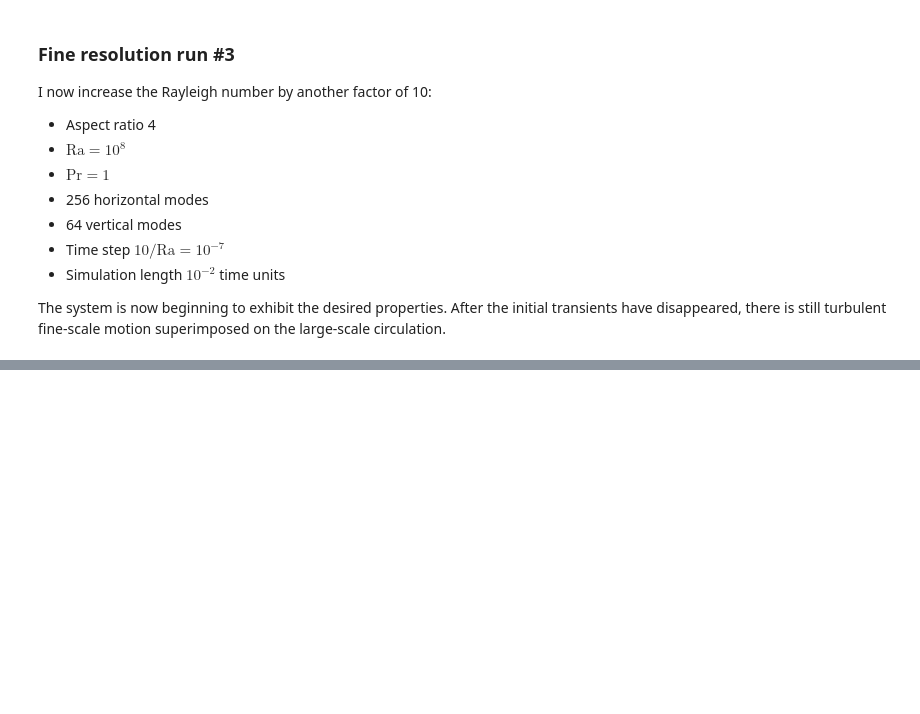
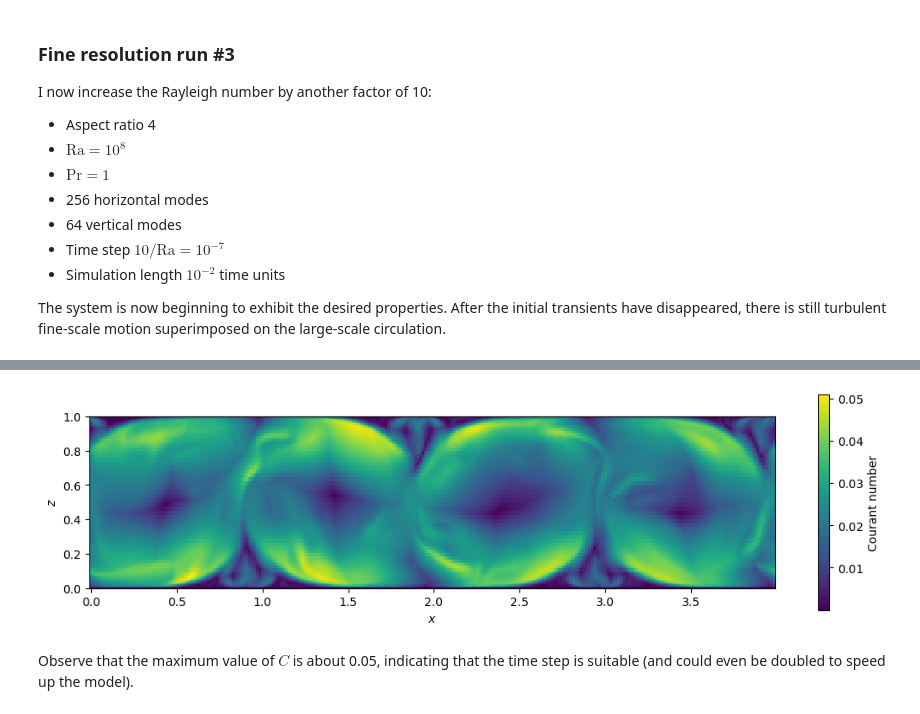
Before and after one commit to tschanzer/honours-project, a Jupyter notebook: notebooks/preliminary_DNS.ipynb, the cells around one changed output, grey strips where cells are left out. Cells and saved outputs as stored; diff of their text form; code cells hidden in the pictures; blank space fills up the shorter version.

```diff
--- a/notebooks/preliminary_DNS.ipynb
+++ b/notebooks/preliminary_DNS.ipynb
@@ -153,0 +213,25 @@ Video('../data/prelim_dns_fine3/prelim_dns_fine3_s1.mp4')
+# %%
+diff_x = np.diff(data.x)
+dx = (
+    np.concatenate([[diff_x[0]], diff_x])
+    + np.concatenate([diff_x, [diff_x[-1]]])
+)/2
+diff_z = np.diff(data.z)
+dz = (
+    np.concatenate([[diff_z[0]], diff_z])
+    + np.concatenate([diff_z, [diff_z[-1]]])
+)/2
+courant = (
+    np.abs(data.u)/np.atleast_2d(dx).T
+    + np.abs(data.w)/np.atleast_2d(dz)
+)*data.timestep[0]
+
+fig, ax = plt.subplots(figsize=(11, 3))
+mesh = ax.pcolormesh(data.x, data.z, courant.isel(t=-1).T)
+fig.colorbar(mesh, ax=ax, label='Courant number')
+ax.set(aspect='equal', xlabel='$x$', ylabel='$z$')
+fig.tight_layout()
+# %% [output]
+[figure, added]
+# %% [markdown]
+Observe that the maximum value of $C$ is about 0.05, indicating that the time step is suitable (and could even be doubled to speed up the model).
```
Also changed, not shown: parts of 8 cells of this notebook, 2 other files.
